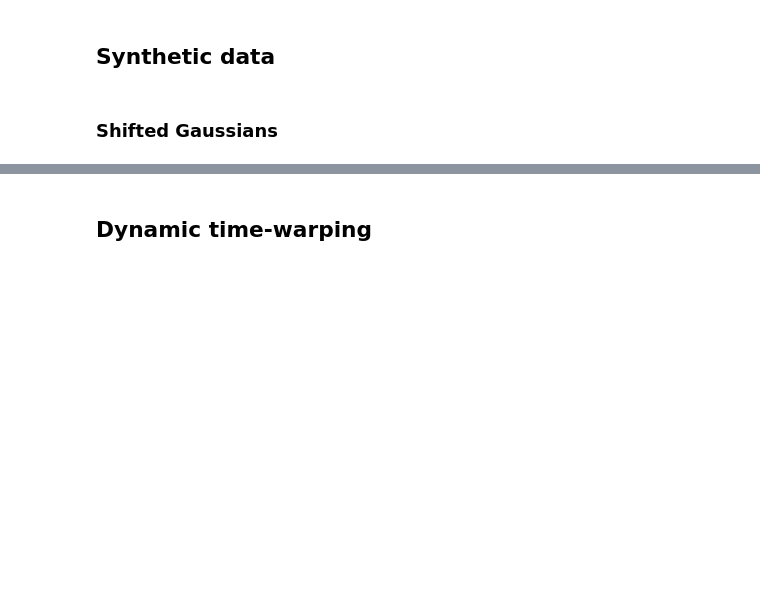
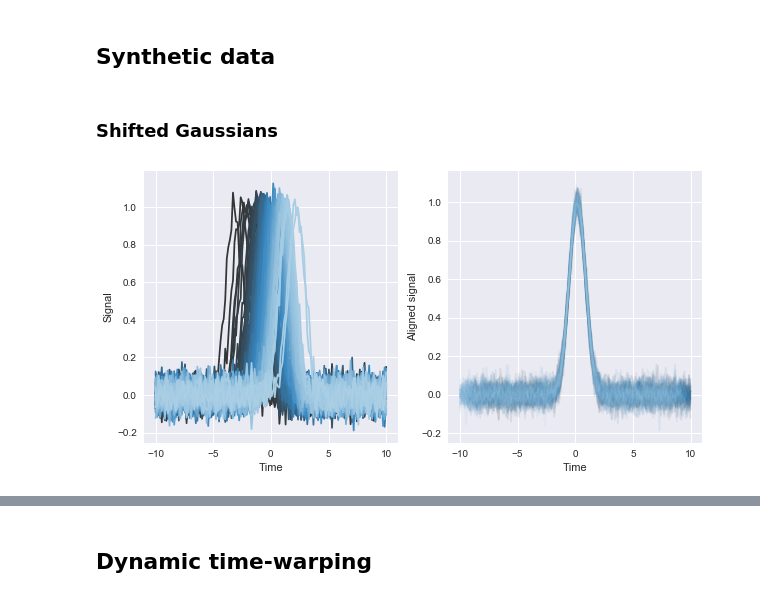
Before and after one commit to lmn93beo/twPCA-Neural-Analysis, a Jupyter notebook: twpca_neural_analysis.ipynb, the cells around one changed output, grey strips where cells are left out. Saved outputs shown, nothing was run; the diff lists cells and outputs as text; code cells hidden in the pictures; blank space fills up the shorter version.

```diff
--- a/twpca_neural_analysis.ipynb
+++ b/twpca_neural_analysis.ipynb
@@ -25,11 +36,11 @@ def run_twpca(data, ncomp):
     Returns: model: the model twPCA returns
     recons: the aligned data
     warp: the warp factor'''
-    model = twpca.TWPCA(n_components=ncomp, warpinit='shift', warptype='shift')
-    model.fit(data)
-    recons = model.transform()
-    warp = model.params['warp']
-    return model, recons, warp
+    model1 = model.TWPCA(data, n_components=ncomp, warpinit='shift', warptype='shift')
+    model1.fit()
+    recons = model1.transform()
+    warp = model1.params['warp']
+    return model1, recons, warp
 # %%
 t = np.linspace(-10, 10, 150)
 np.random.seed(1235)
@@ -43,3 +54,20 @@ all_obs = np.vstack(array)
 # Add noise
 noise = np.random.normal(scale=0.05, size=all_obs.shape)
 all_obs += noise
+# %%
+model_gauss, recons_gauss, warp_gauss = run_twpca(all_obs, 1)
+# %%
+fig, ax = plt.subplots(1, 2, figsize=(10, 5))
+palette_fig1 = sns.color_palette('Blues_d', nsamples)
+
+for i in range(nsamples):
+    ax[0].plot(t, all_obs[i,:], color=palette_fig1[i]);
+    ax[1].plot(t, recons_gauss[i,:,0], color=palette_fig1[i], alpha=0.1);
+    ax[0].set_xlabel('Time')
+    ax[0].set_ylabel('Signal')
+
+    ax[1].set_xlabel('Time')
+    ax[1].set_ylabel('Aligned signal')
+plt.savefig('twpca_gaussians_100_171101_seed1234_initwarp_shift_warptype_shift2.pdf')
+# %% [output]
+[figure, added]
```
Also changed, not shown: parts of 15 cells of this notebook, 1 other file.
